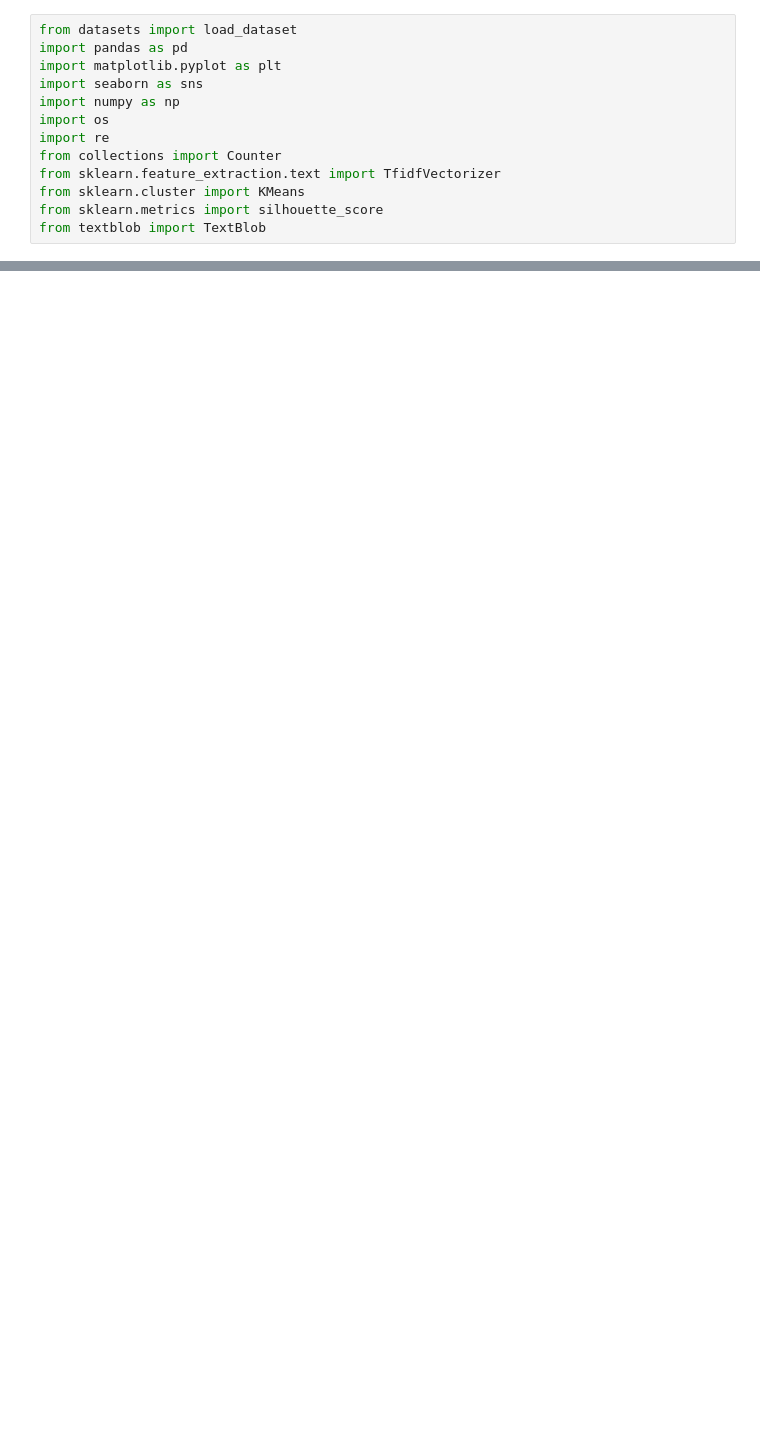
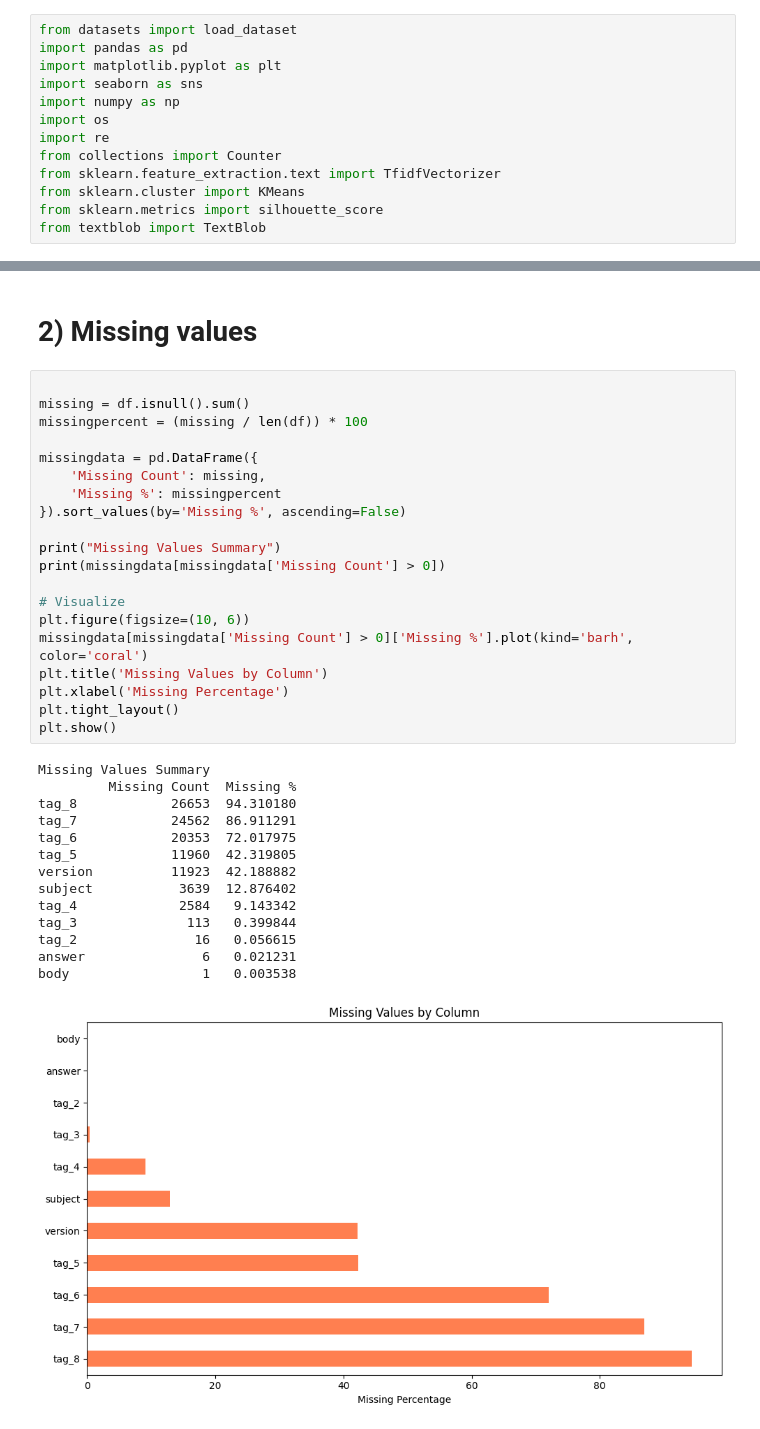
Before and after one commit to vd0208/Task4, a Jupyter notebook: Notebooks/eda.ipynb, the cells around one changed output, grey strips where cells are left out. Drawn from its saved outputs; the diff is of its cells as text; blank space fills up the shorter version.

```diff
--- a/Notebooks/eda.ipynb
+++ b/Notebooks/eda.ipynb
@@ -781,0 +79,37 @@ Name: proportion, dtype: float64
+# %% [markdown]
+# 2) Missing values
+# %%
+
+missing = df.isnull().sum()
+missingpercent = (missing / len(df)) * 100
+
+missingdata = pd.DataFrame({
+    'Missing Count': missing,
+    'Missing %': missingpercent
+}).sort_values(by='Missing %', ascending=False)
+
+print("Missing Values Summary")
+print(missingdata[missingdata['Missing Count'] > 0])
+
+# Visualize
+plt.figure(figsize=(10, 6))
+missingdata[missingdata['Missing Count'] > 0]['Missing %'].plot(kind='barh', color='coral')
+plt.title('Missing Values by Column')
+plt.xlabel('Missing Percentage')
+plt.tight_layout()
+plt.show()
+# %% [output]
+Missing Values Summary
+         Missing Count  Missing %
+tag_8            26653  94.310180
+tag_7            24562  86.911291
+tag_6            20353  72.017975
+tag_5            11960  42.319805
+version          11923  42.188882
+subject           3639  12.876402
+tag_4             2584   9.143342
+tag_3              113   0.399844
+tag_2               16   0.056615
+answer               6   0.021231
+body                 1   0.003538
+[figure, added]
```
Also changed, not shown: parts of 37 cells of this notebook, 41 other files.
